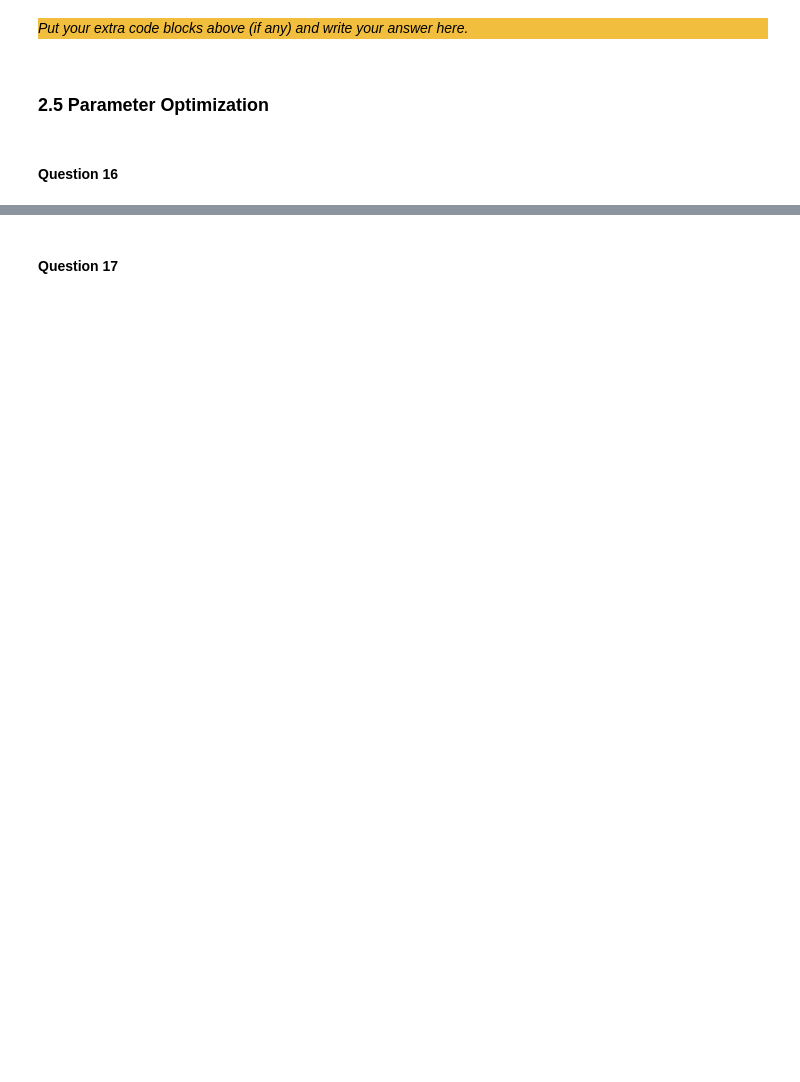
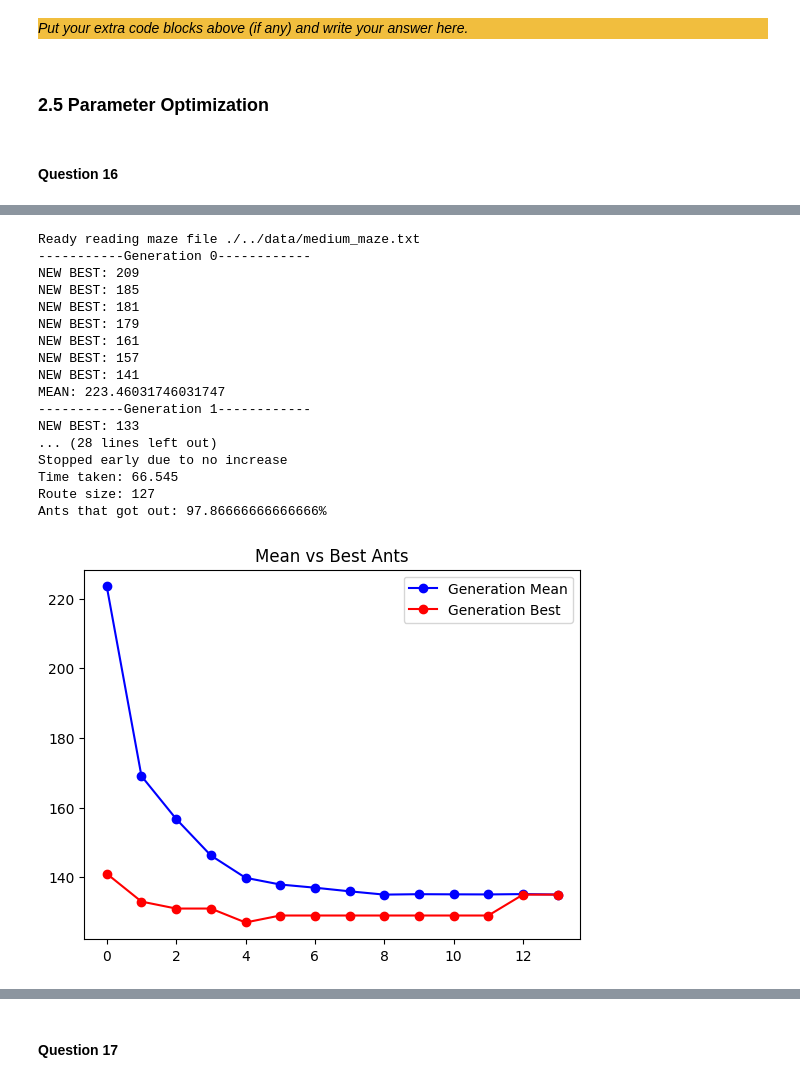
Before and after one commit to Nepthy5/Assignment_2, a Jupyter notebook: src/Main.ipynb, the cells around one changed output, grey strips where cells are left out. Drawn from its saved outputs; the diff is of its cells as text; code cells hidden in the pictures; blank space fills up the shorter version.

```diff
--- a/src/Main.ipynb
+++ b/src/Main.ipynb
@@ -766,0 +942,41 @@ _Put your extra code blocks above (if any) and write your answer here._
+# %%
+# Please keep your parameters for the ACO easily changeable here
+gen = 150 # ants per generation
+no_gen = 25 # nr of generations
+q = 20000
+evap = 0.25
+step_scale_factor = 200
+pheromone_exp = 4
+heuristic_exp = 1
+patience = 10
+threshold = 0
+init_pheromones = 0.001
+
+# Construct the optimization objects
+maze = Maze.create_maze("./../data/medium_maze.txt", init_pheromones)
+spec = PathSpecification.read_coordinates("./../data/medium_coordinates.txt")
+
+max_steps = maze.width * maze.length * step_scale_factor
+
+aco = IntelligentAntColonyOptimization(maze, gen, no_gen, q, evap, max_steps, patience, threshold)
+
+test_hyperparams(aco, "medium")
+# %% [output]
+Ready reading maze file ./../data/medium_maze.txt
+-----------Generation 0------------
+NEW BEST: 209
+NEW BEST: 185
+NEW BEST: 181
+NEW BEST: 179
+NEW BEST: 161
+NEW BEST: 157
+NEW BEST: 141
+MEAN: 223.46031746031747
+-----------Generation 1------------
+NEW BEST: 133
+... (28 lines left out)
+Stopped early due to no increase
+Time taken: 66.545
+Route size: 127
+Ants that got out: 97.86666666666666%
+[figure, added]
```
Also changed, not shown: parts of 33 cells of this notebook, 2 other files.
